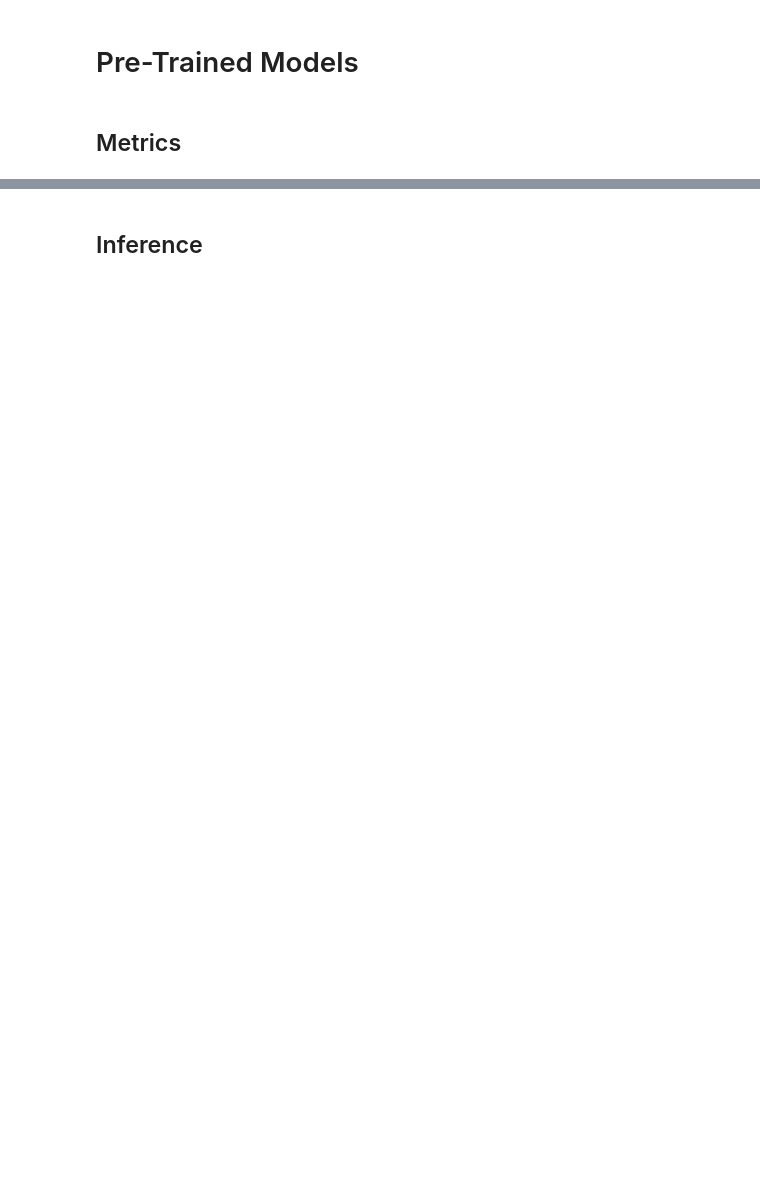
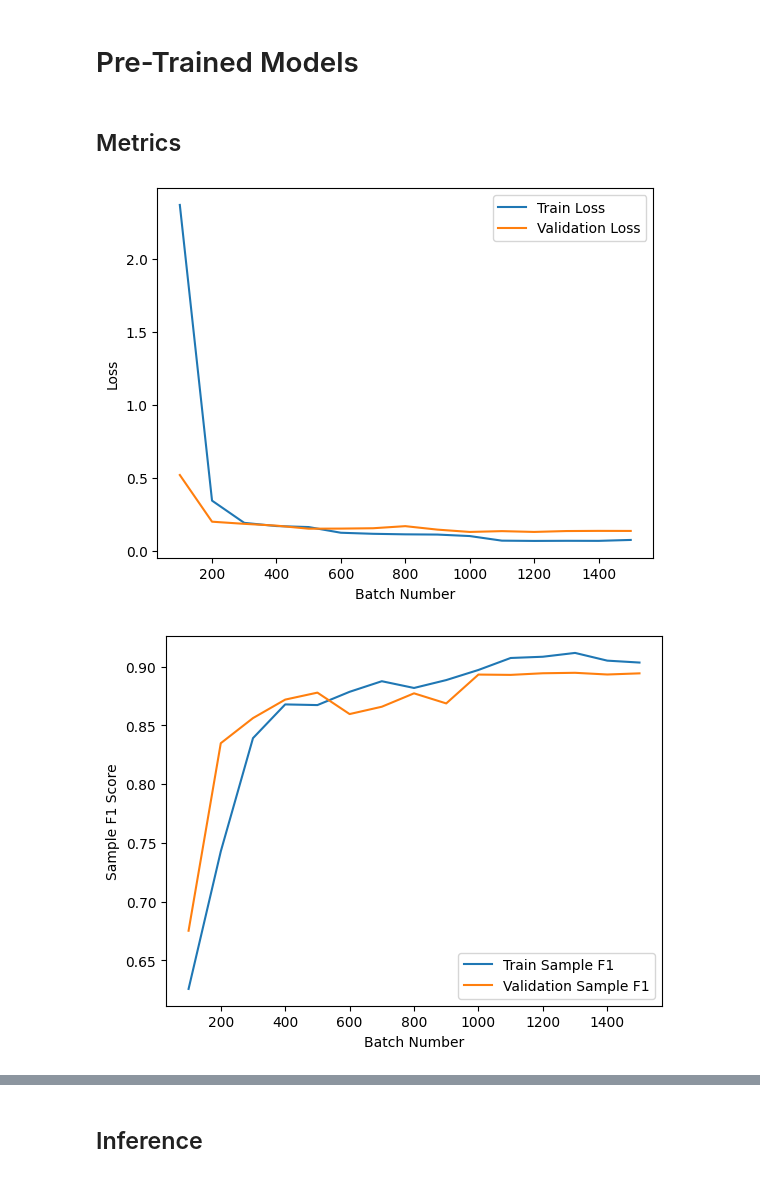
Before and after one commit to bloodpool7/RandomTransformer, a Jupyter notebook: Transformer/model_testing.ipynb, the cells around one changed output, grey strips where cells are left out. Cells and saved outputs as stored; diff of their text form; code cells hidden in the pictures; blank space fills up the shorter version.

```diff
--- a/Transformer/model_testing.ipynb
+++ b/Transformer/model_testing.ipynb
@@ -56,13 +90,15 @@ model_save(transformer, path, train_metrics, val_metrics)
 # %% [markdown]
 ## Metrics
 # %%
-path = "TrainedModels/240embeddings-3encoder-8heads-128tokensize"
+path = "TrainedModels/240embeddings-3encoder-24heads-128tokensize"
 
 with ZipFile(path + ".zip", "r") as myzip:
     myzip.extractall("temp/")
 
 train_metrics = pd.read_csv("temp/train_metrics.csv", index_col = 0)
 val_metrics = pd.read_csv("temp/val_metrics.csv", index_col = 0)
 
 plot_metrics(train_metrics, val_metrics)
-#inference(transformer, criterion, test_loader, 0.5)
+# %% [output]
+[figure, added]
+[figure, added]
```
Also changed, not shown: parts of 8 cells of this notebook, 4 other files.
